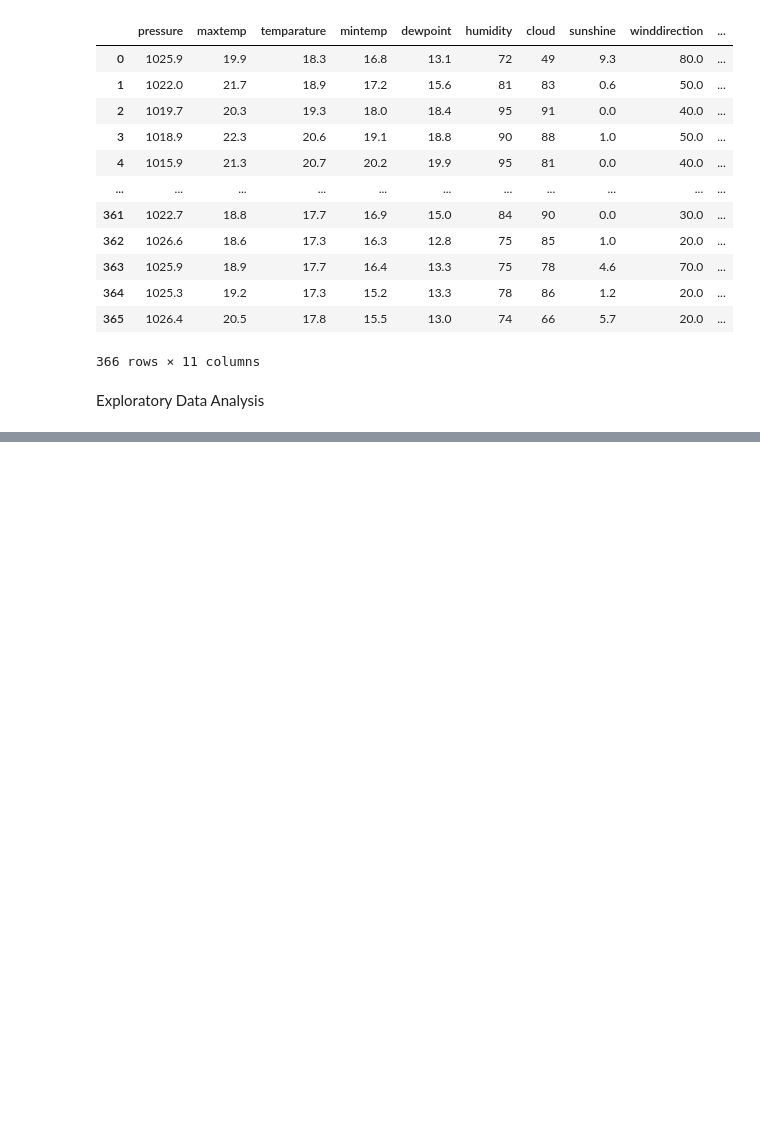
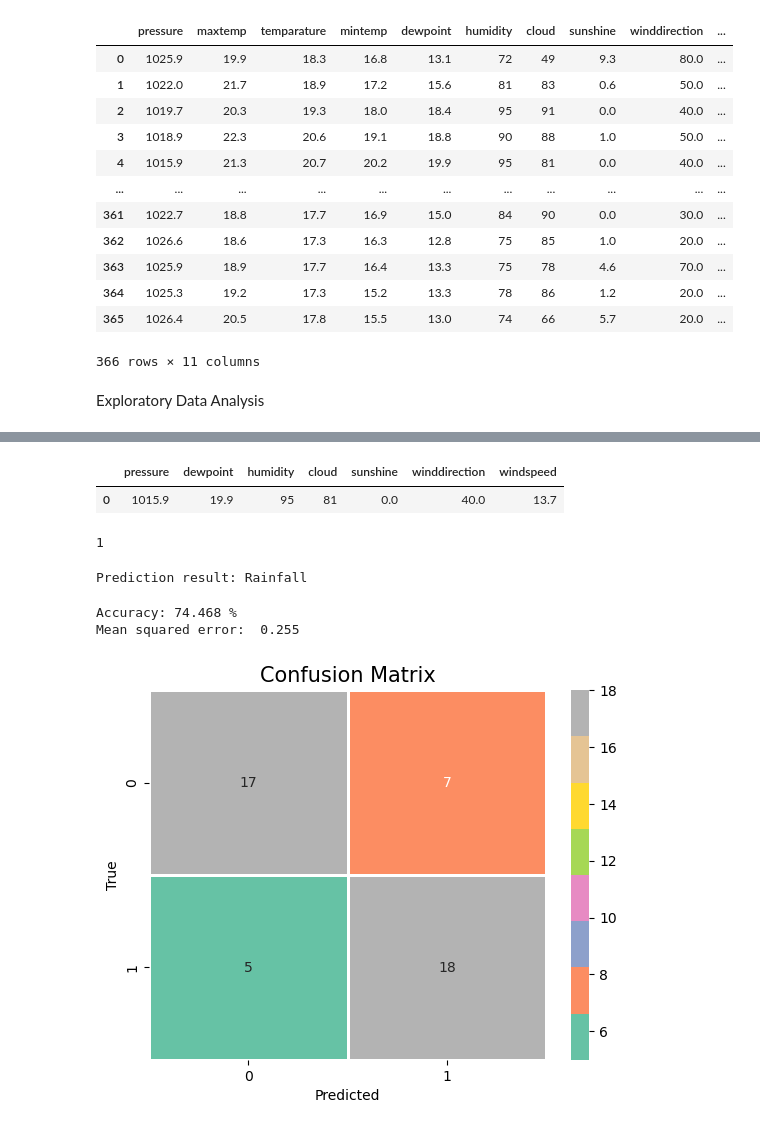
Before and after one commit to Raksha1729/Prediction_of_Rainfall_using_ML, a Jupyter notebook: prediction_model.ipynb, the cells around one changed output, grey strips where cells are left out. Saved outputs shown, nothing was run; the diff lists cells and outputs as text; code cells hidden in the pictures; blank space fills up the shorter version.

Commit message:
model building

```diff
--- a/prediction_model.ipynb
+++ b/prediction_model.ipynb
@@ -334,0 +480,4 @@ plt.show()
+# %%
+best_rf_model = grid_search_rf.best_estimator_
+
+print("best parameters for Random Forest:", grid_search_rf.best_params_)
@@ -334,0 +493,7 @@ plt.show()
+# %%
+# test set performance
+y_pred = best_rf_model.predict(X_test)
+
+print("Test set Accuracy:", accuracy_score(y_test, y_pred))
+print("Test set Confusion Matrix:\n", confusion_matrix(y_test, y_pred))
+print("Classification Report:\n", classification_report(y_test, y_pred))
@@ -334,0 +518,5 @@ plt.show()
+# %%
+input_df
+# %% [output]
+|  | pressure | dewpoint | humidity | cloud | sunshine | winddirection | windspeed |
+| 0 | 1015.9 | 19.9 | 95 | 81 | 0.0 | 40.0 | 13.7 |
@@ -334,0 +525,14 @@ plt.show()
+# %%
+print(prediction[0])
+# %% [output]
+1
+# %%
+prediction = best_rf_model.predict(input_df)
+print("Prediction result:", "Rainfall" if prediction[0] == 1 else "No Rainfall")
+# %% [output]
+Prediction result: Rainfall
+# %%
+#Logistic Regression
+from sklearn.linear_model import LogisticRegression
+log_reg=LogisticRegression()
+model=log_reg.fit(X_train,y_train)
@@ -334,0 +542,29 @@ plt.show()
+# %%
+def impressions(model,accuracy):
+    print('Accuracy: {} %'.format(accuracy))
+    print('Mean squared error: ', round(mean_squared_error(y_test,y_pred),3))
+    cm=confusion_matrix(y_test,y_pred)
+    class_label = [0, 1]
+    df_cm = pd.DataFrame(cm, index=class_label,columns=class_label)
+    sns.heatmap(df_cm,annot=True,cmap='Set2',linewidths=2,fmt='d')
+    plt.title("Confusion Matrix",fontsize=15)
+    plt.xlabel("Predicted")
+    plt.ylabel("True")
+    plt.show()
+# %%
+# KNN
+from sklearn.neighbors import KNeighborsClassifier
+KNN = KNeighborsClassifier(n_neighbors=8)
+KNN.fit(X_train,y_train)
+Y_pred = KNN.predict(X_test)
+
+KNN_accuracy= round(accuracy_score(y_test,y_pred), 5)*100 # Accuracy
+
+impressions(KNN,KNN_accuracy)
+
+Y_score = KNN.predict_proba(X_test)[:,1]
+# roc_curve(y_test,Y_score)
+# %% [output]
+Accuracy: 74.468 %
+Mean squared error:  0.255
+[figure, added]
```
Also changed, not shown: parts of 31 cells of this notebook.
